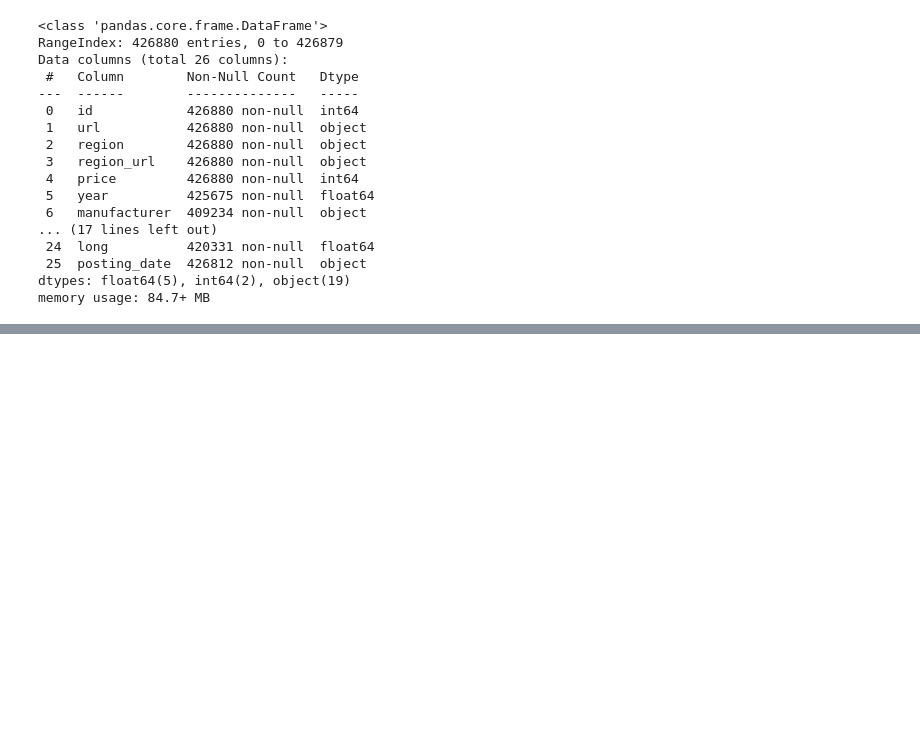
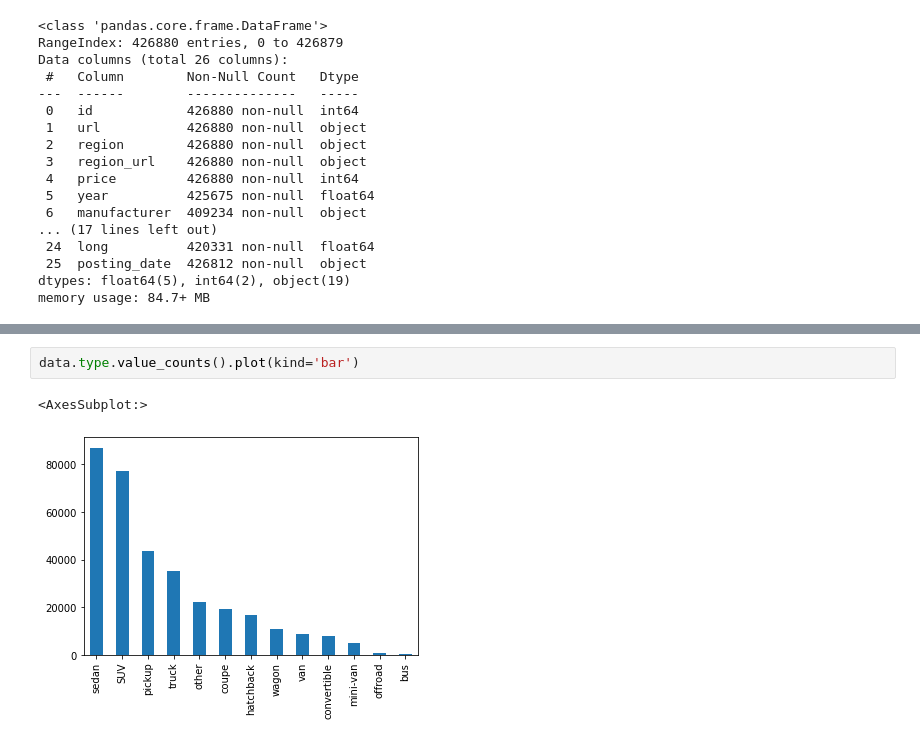
Before and after one commit to jmajurel/ml, a Jupyter notebook: data_exploration.ipynb, the cells around one changed output, grey strips where cells are left out. Cells and saved outputs as stored; diff of their text form; blank space fills up the shorter version.

```diff
--- a/data_exploration.ipynb
+++ b/data_exploration.ipynb
@@ -62,0 +192,5 @@ memory usage: 84.7+ MB
+# %%
+data.type.value_counts().plot(kind='bar')
+# %% [output]
+<AxesSubplot:>
+[figure, added]
```
Also changed, not shown: parts of 11 cells of this notebook, 1 other file.
